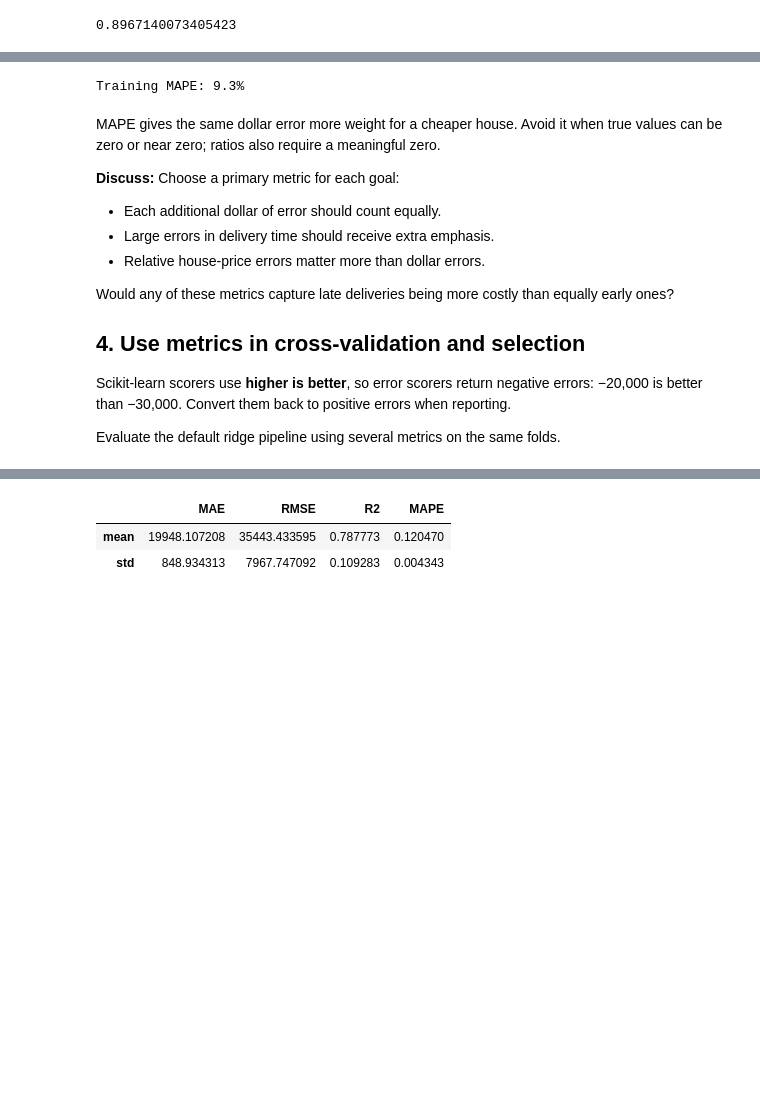
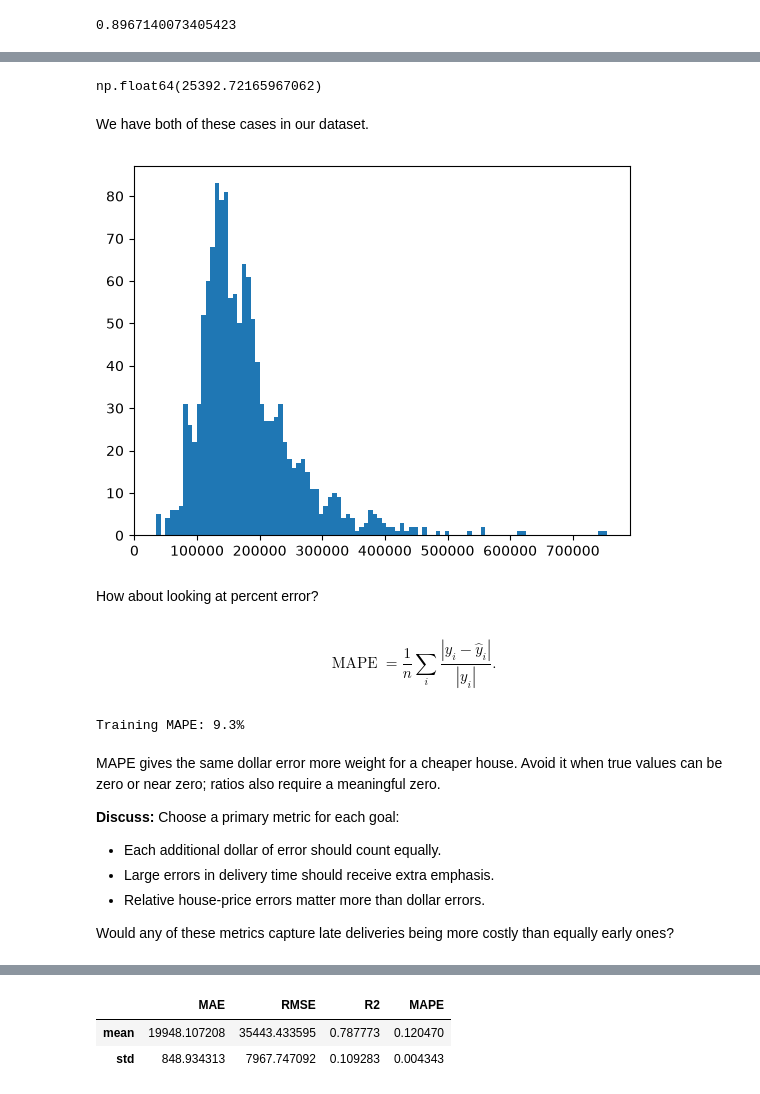
Before and after one commit to UBC-CS/cpsc330-2026W1, a Jupyter notebook: content/classes/varada/lecture-10_regression-metrics-demo.ipynb, the cells around one changed output, grey strips where cells are left out. Cells and saved outputs as stored; diff of their text form; code cells hidden in the pictures; blank space fills up the shorter version.

```diff
--- a/content/classes/varada/lecture-10_regression-metrics-demo.ipynb
+++ b/content/classes/varada/lecture-10_regression-metrics-demo.ipynb
@@ -588,3 +584,17 @@ Scikit-learn returns a proportion; display it as a percentage.
+# %%
+np.sqrt(mean_squared_error(y_train, ridge_tuned.predict(X_train)))
+# %% [output]
+np.float64(25392.72165967062)
+# %% [markdown]
+We have both of these cases in our dataset.
+# %%
+plt.hist(y_train, bins=100);
+# %% [output]
+[figure, added]
+# %% [markdown]
+How about looking at percent error?
+# %% [markdown]
+$$\operatorname{MAPE} = \frac{1}{n}\sum_i\frac{|y_i-\hat{y}_i|}{|y_i|}.$$
 # %%
 mape = mean_absolute_percentage_error(y_train, preds)
 print(f"Training MAPE: {mape:.1%}")
@@ -600,9 +610,3 @@ MAPE gives the same dollar error more weight for a cheaper house. Avoid it when
 - Relative house-price errors matter more than dollar errors.
 
 Would any of these metrics capture late deliveries being more costly than equally early ones?
-
-## 4. Use metrics in cross-validation and selection
-
-Scikit-learn scorers use **higher is better**, so error scorers return negative errors: −20,000 is better than −30,000. Convert them back to positive errors when reporting.
-
-Evaluate the default ridge pipeline using several metrics on the same folds.
```
Also changed, not shown: parts of 7 cells of this notebook.
